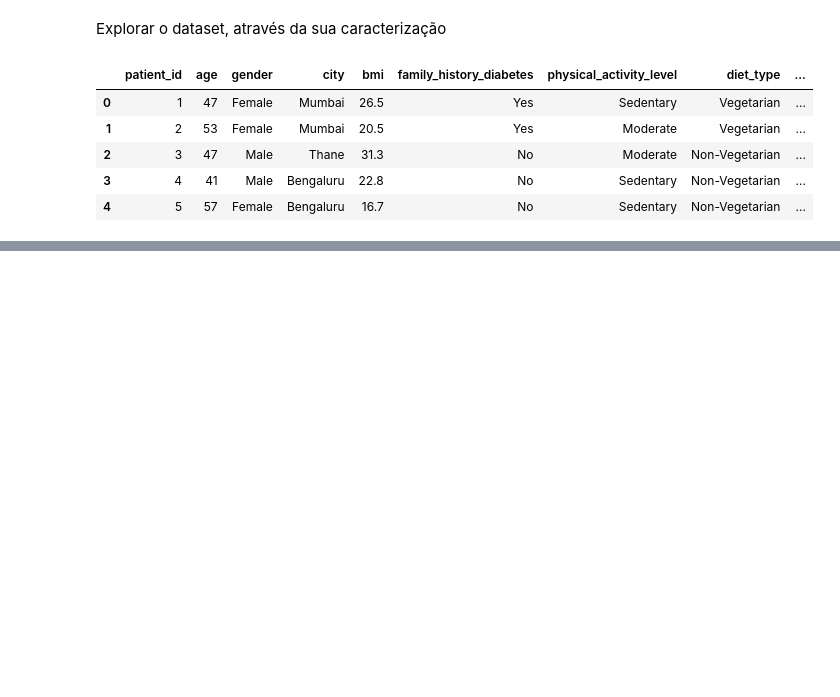
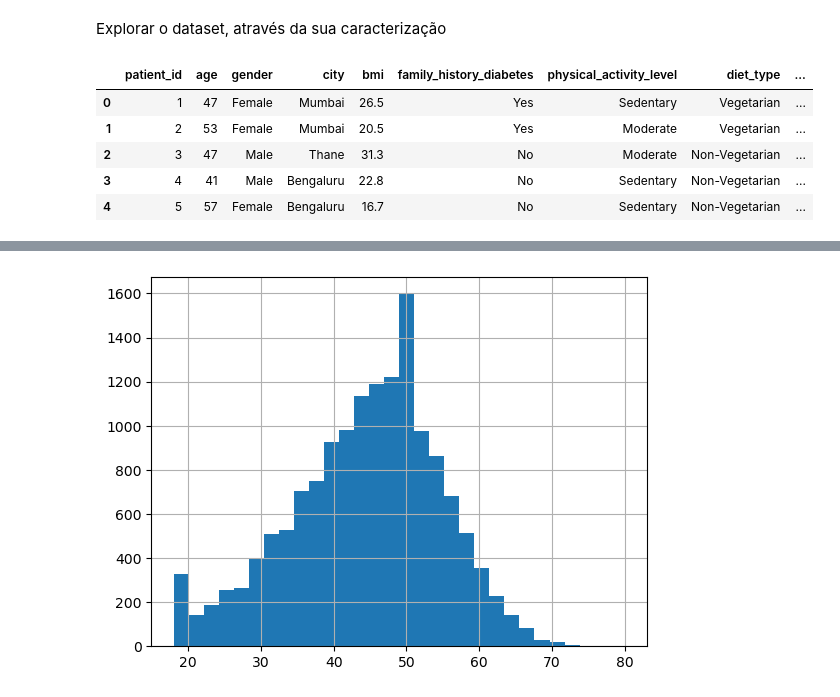
Before and after one commit to curadomorgado-ctrl/Rodrigo_Jose, a Jupyter notebook: AC/Projeto/diabetes_project.ipynb, the cells around one changed output, grey strips where cells are left out. Drawn from its saved outputs; the diff is of its cells as text; code cells hidden in the pictures; blank space fills up the shorter version.

```diff
--- a/AC/Projeto/diabetes_project.ipynb
+++ b/AC/Projeto/diabetes_project.ipynb
@@ -8,10 +12,10 @@ import numpy as np
 import pandas as pd
 import plotly.express as px
 from matplotlib.pyplot import scatter, xlabel, ylabel, show
-
+from matplotlib import pyplot as plt
 
 #Vamos criar uma variável para o caminho dos ficheiros, de forma a garantir a replicabilidade do código
-DATA_PATH='Projeto/diabetes_risk.csv'
+DATA_PATH='AC/Projeto/diabetes_risk.csv'
 # %% [markdown]
 Explorar o dataset, através da sua caracterização
 # %%
@@ -33,0 +63,15 @@ df.head()
+# %%
+#criar 3 subsections do dataset que contenham as variáveis do tipo inteiro,float e object
+features_integers = df.dtypes[df.dtypes == "int64"].index
+df_integers = df[features_integers]
+
+features_floats = df.dtypes[df.dtypes == "float64"].index
+df_floats = df[features_floats]
+
+features_objects = df.dtypes[df.dtypes == "object"].index
+df_objetos = df[features_objects]
+
+#checking
+df_integers.info()
+df_floats.info()
+df_objetos.info()
@@ -33,0 +130,10 @@ df.head()
+# %%
+#Passo número 2- Perceber como é que as idades se encontram distribuídas
+df_integers["age"].hist(
+    bins=30,           # número de barras: o intervalo é dividido em 30 partes iguais
+   range=(df_integers["age"].min(),df_integers["age"].max() )
+)
+# Mostra o gráfico
+plt.show()
+# %% [output]
+[figure, added]
```
Also changed, not shown: parts of 53 cells of this notebook, 5 other files.
